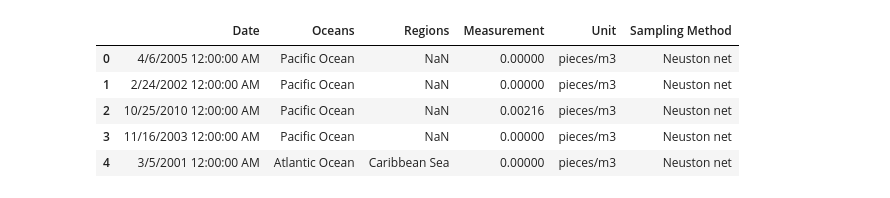
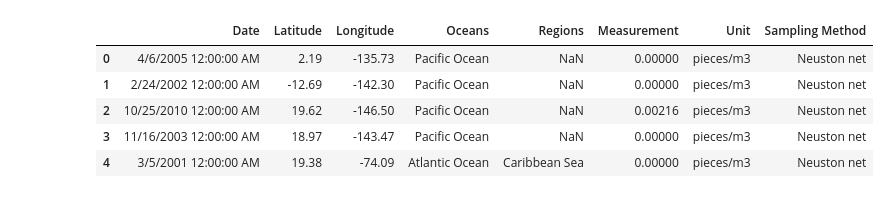
Before and after one commit to emalaki/Project-1, a Jupyter notebook: Microplastics_P1.ipynb, the cells around one changed output. Cells and saved outputs as stored; diff of their text form; code cells hidden in the pictures.

```diff
--- a/Microplastics_P1.ipynb
+++ b/Microplastics_P1.ipynb
@@ -18,14 +33,14 @@ microplastics_csv = pd.read_csv("Resources/MarinePlastics.csv")
 # %%
 #taking columns we need + Adding Regions and Sampling Method - Latitude,Longitude (Alishon)
-clean_microplastics = microplastics_csv[["Date","Oceans","Regions","Measurement","Unit","Sampling Method"]]
+clean_microplastics = microplastics_csv[["Date", "Latitude", "Longitude", "Oceans","Regions","Measurement","Unit","Sampling Method"]]
 clean_microplastics.head()
 # %% [output]
-|  | Date | Oceans | Regions | Measurement | Unit | Sampling Method |
-| 0 | 4/6/2005 12:00:00 AM | Pacific Ocean | NaN | 0.00000 | pieces/m3 | Neuston net |
-| 1 | 2/24/2002 12:00:00 AM | Pacific Ocean | NaN | 0.00000 | pieces/m3 | Neuston net |
-| 2 | 10/25/2010 12:00:00 AM | Pacific Ocean | NaN | 0.00216 | pieces/m3 | Neuston net |
-| 3 | 11/16/2003 12:00:00 AM | Pacific Ocean | NaN | 0.00000 | pieces/m3 | Neuston net |
-| 4 | 3/5/2001 12:00:00 AM | Atlantic Ocean | Caribbean Sea | 0.00000 | pieces/m3 | Neuston net |
+|  | Date | Latitude | Longitude | Oceans | Regions | Measurement | Unit | Sampling Method |
+| 0 | 4/6/2005 12:00:00 AM | 2.19 | -135.73 | Pacific Ocean | NaN | 0.00000 | pieces/m3 | Neuston net |
+| 1 | 2/24/2002 12:00:00 AM | -12.69 | -142.30 | Pacific Ocean | NaN | 0.00000 | pieces/m3 | Neuston net |
+| 2 | 10/25/2010 12:00:00 AM | 19.62 | -146.50 | Pacific Ocean | NaN | 0.00216 | pieces/m3 | Neuston net |
+| 3 | 11/16/2003 12:00:00 AM | 18.97 | -143.47 | Pacific Ocean | NaN | 0.00000 | pieces/m3 | Neuston net |
+| 4 | 3/5/2001 12:00:00 AM | 19.38 | -74.09 | Atlantic Ocean | Caribbean Sea | 0.00000 | pieces/m3 | Neuston net |
 # %%
 clean_microplastics["Year"] = pd.Series()
 clean_microplastics.head()
```
Also changed, not shown: parts of 17 cells of this notebook.
